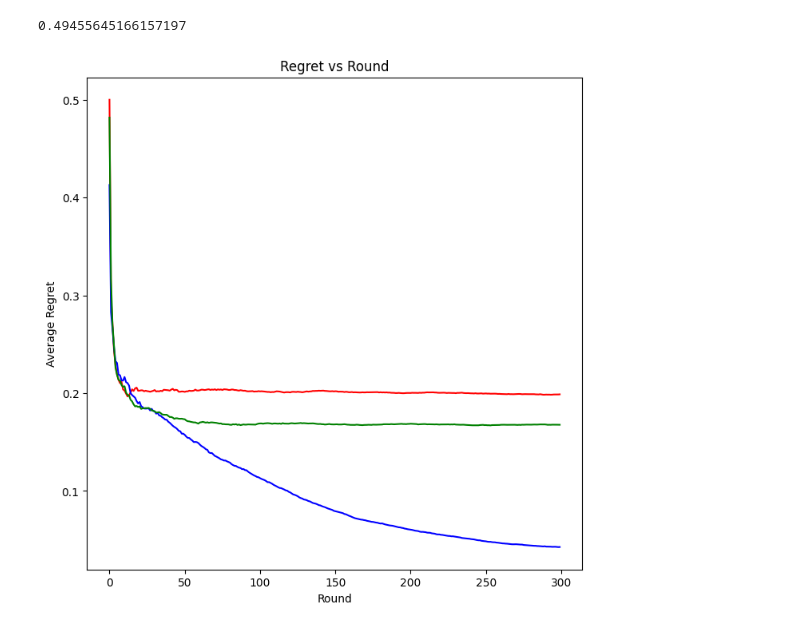
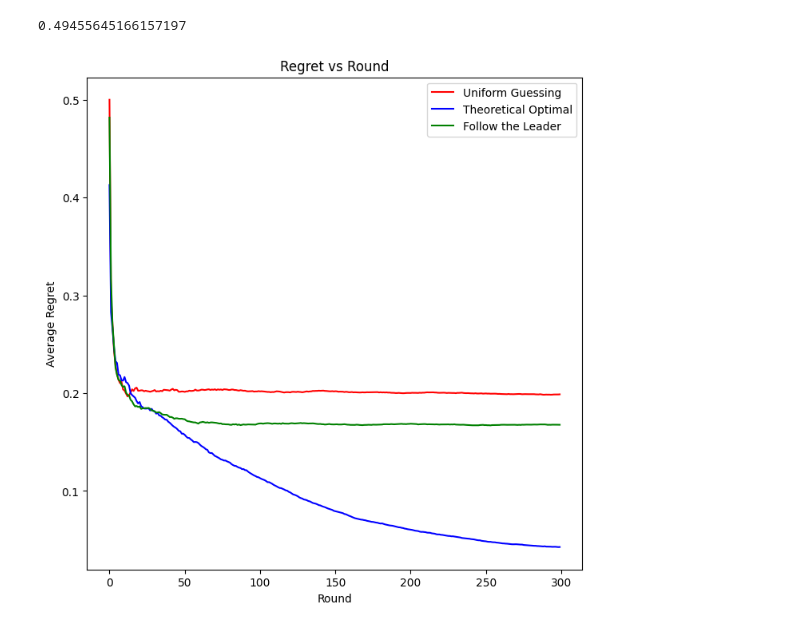
Before and after one commit to PrabhavJain10/Online-Markets, a Jupyter notebook: proj2.ipynb, the cells around one changed output. Saved outputs shown, nothing was run; the diff lists cells and outputs as text; code cells hidden in the pictures.

```diff
--- a/proj2.ipynb
+++ b/proj2.ipynb
@@ -34,3 +34,16 @@ class EWAlg:
             self.sumWeights = np.sum(self.weights)
         self.probs = self.weights/self.sumWeights
         return
+# %%
+class AdversarialFair:
+    def __init__(self, k):
+        self.totalPayoffs = np.zeros(k)
+        self.k = k
+
+    def generate(self):
+        adversarialPayoffs = np.zeros(self.k)
+        x = np.random.rand(1)
+        least = np.argmin(self.totalPayoffs)
+        adversarialPayoffs[least] = x
+        self.totalPayoffs = self.totalPayoffs + adversarialPayoffs
+        return adversarialPayoffs
@@ -87,0 +82,20 @@ print(avgRegrets)
+# %%
+h = 1 # fixed
+# hyperparameters
+k = 10
+n = 100
+epsilons = [0, 0.1, 0.1517, 0.2, 0.4, 0.7, 1, 2, 10, 1000] # to be studied
+monteCarloBound = 1000
+
+epsilonPayoffs = []
+epsilonRegretPerRound = []
+for epsilon in epsilons:
+    finalPayoff, regretPerRound = MonteCarlo(monteCarloBound, AdversarialFair, epsilon, k, h, n)
+    epsilonPayoffs.append(finalPayoff)
+    regretPerRound = np.mean(regretPerRound, axis=0)
+    epsilonRegretPerRound.append(regretPerRound)
+
+epsilonAvgRegrets = [max(i) for i in epsilonRegretPerRound]
+print(epsilons)
+print(epsilonPayoffs)
+print(epsilonAvgRegrets)
@@ -324,14 +338,15 @@ print(regretOverTime[0]
 # %%
 f = plt.figure()
 f.set_figwidth(8)
 f.set_figheight(8)
 
-plt.plot(np.arange(n), epsilonRegrets[0], color = "red")
-plt.plot(np.arange(n), epsilonRegrets[1], color = "blue")
-plt.plot(np.arange(n), epsilonRegrets[2], color = "green")
+plt.plot(np.arange(n), epsilonRegrets[0], color = "red", label = "Uniform Guessing")
+plt.plot(np.arange(n), epsilonRegrets[1], color = "blue", label = "Theoretical Optimal")
+plt.plot(np.arange(n), epsilonRegrets[2], color = "green", label = "Follow the Leader")
 plt.title('Regret vs Round')
 plt.xlabel('Round')
 plt.ylabel('Average Regret')
+plt.legend()
 plt.show()
 # %% [output]
-[figure, old version]
+[figure, new version]
```
Also changed, not shown: parts of 4 cells of this notebook.
